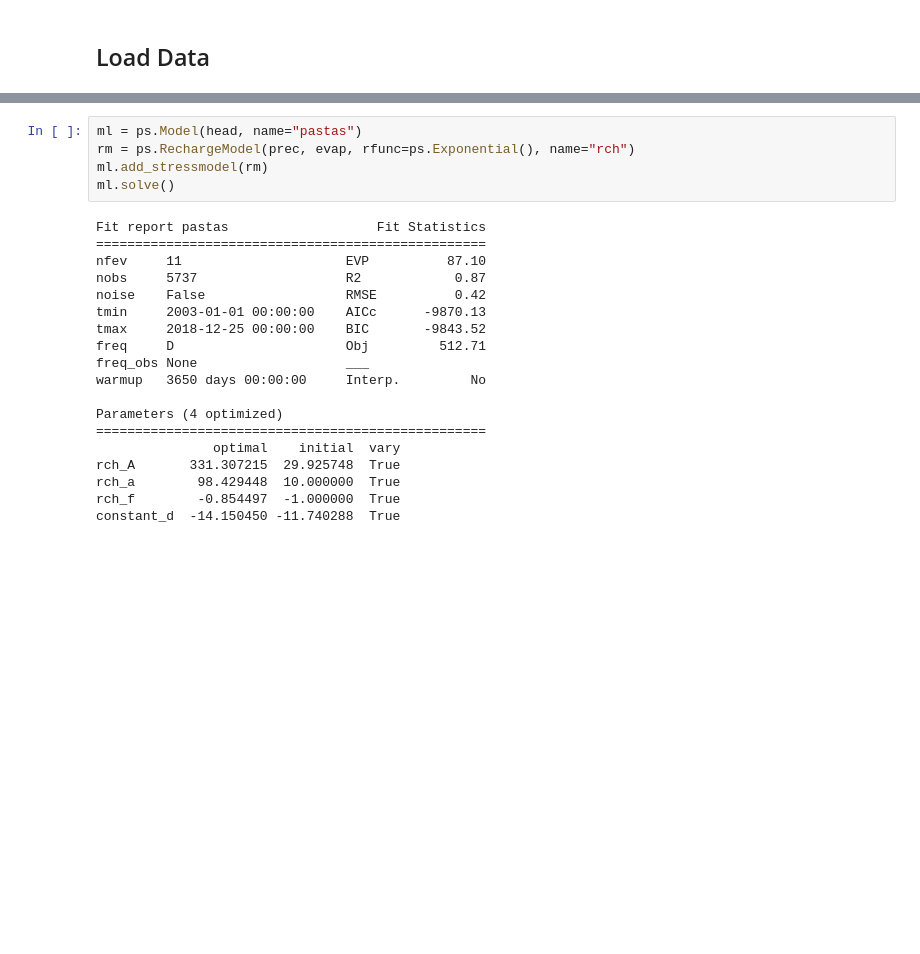
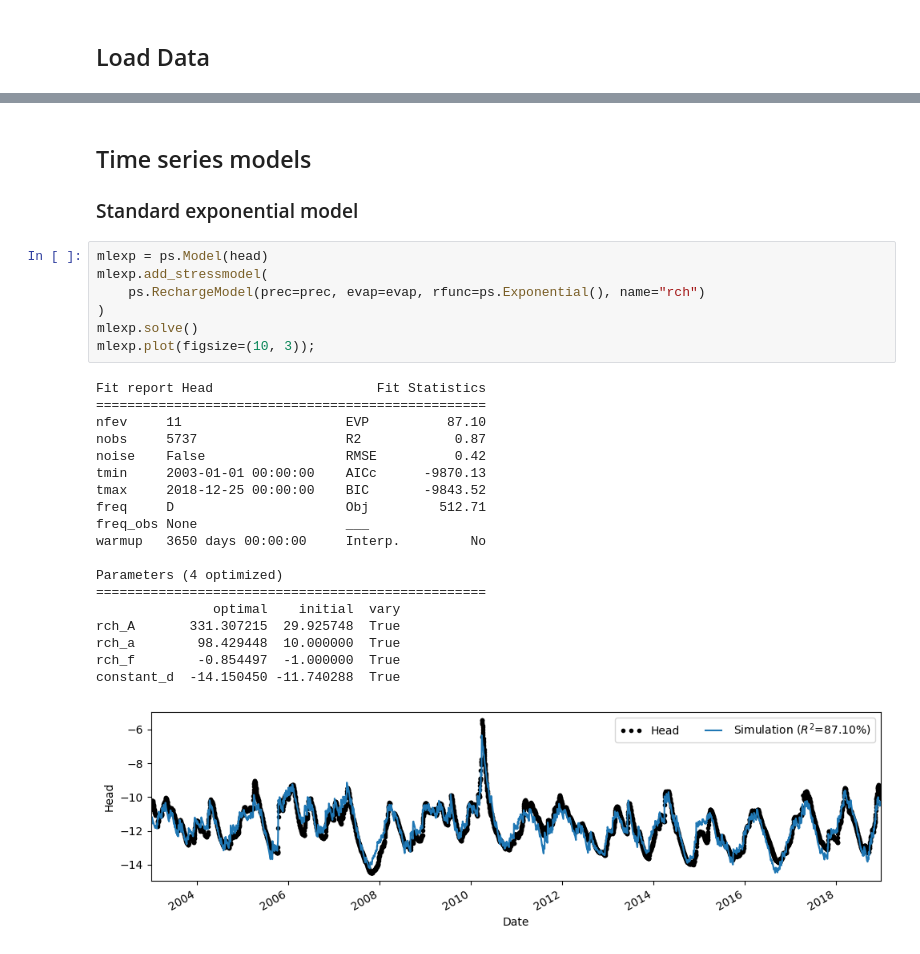
Before and after one commit to pastas/pastas-plugins, a Jupyter notebook: docs/examples/modflow_linear.ipynb, the cells around one changed output, grey strips where cells are left out. Cells and saved outputs as stored; diff of their text form; blank space fills up the shorter version.

```diff
--- a/docs/examples/modflow_linear.ipynb
+++ b/docs/examples/modflow_linear.ipynb
@@ -48,24 +42,31 @@ evap = ds["evap"].squeeze().dropna()
+# %% [markdown]
+## Time series models
+
+### Standard exponential model
 # %%
-ml = ps.Model(head, name="pastas")
-rm = ps.RechargeModel(prec, evap, rfunc=ps.Exponential(), name="rch")
-ml.add_stressmodel(rm)
-ml.solve()
+mlexp = ps.Model(head)
+mlexp.add_stressmodel(
+    ps.RechargeModel(prec=prec, evap=evap, rfunc=ps.Exponential(), name="rch")
+)
+mlexp.solve()
+mlexp.plot(figsize=(10, 3));
 # %% [output]
-Fit report pastas                   Fit Statistics
+Fit report Head                     Fit Statistics
 ==================================================
 nfev     11                     EVP          87.10
 nobs     5737                   R2            0.87
 noise    False                  RMSE          0.42
 tmin     2003-01-01 00:00:00    AICc      -9870.13
 tmax     2018-12-25 00:00:00    BIC       -9843.52
 freq     D                      Obj         512.71
 freq_obs None                   ___
 warmup   3650 days 00:00:00     Interp.         No
 
 Parameters (4 optimized)
 ==================================================
                optimal    initial  vary
 rch_A       331.307215  29.925748  True
 rch_a        98.429448  10.000000  True
 rch_f        -0.854497  -1.000000  True
 constant_d  -14.150450 -11.740288  True
+[figure, added]
```
Also changed, not shown: parts of 31 cells of this notebook, 3 other files.
